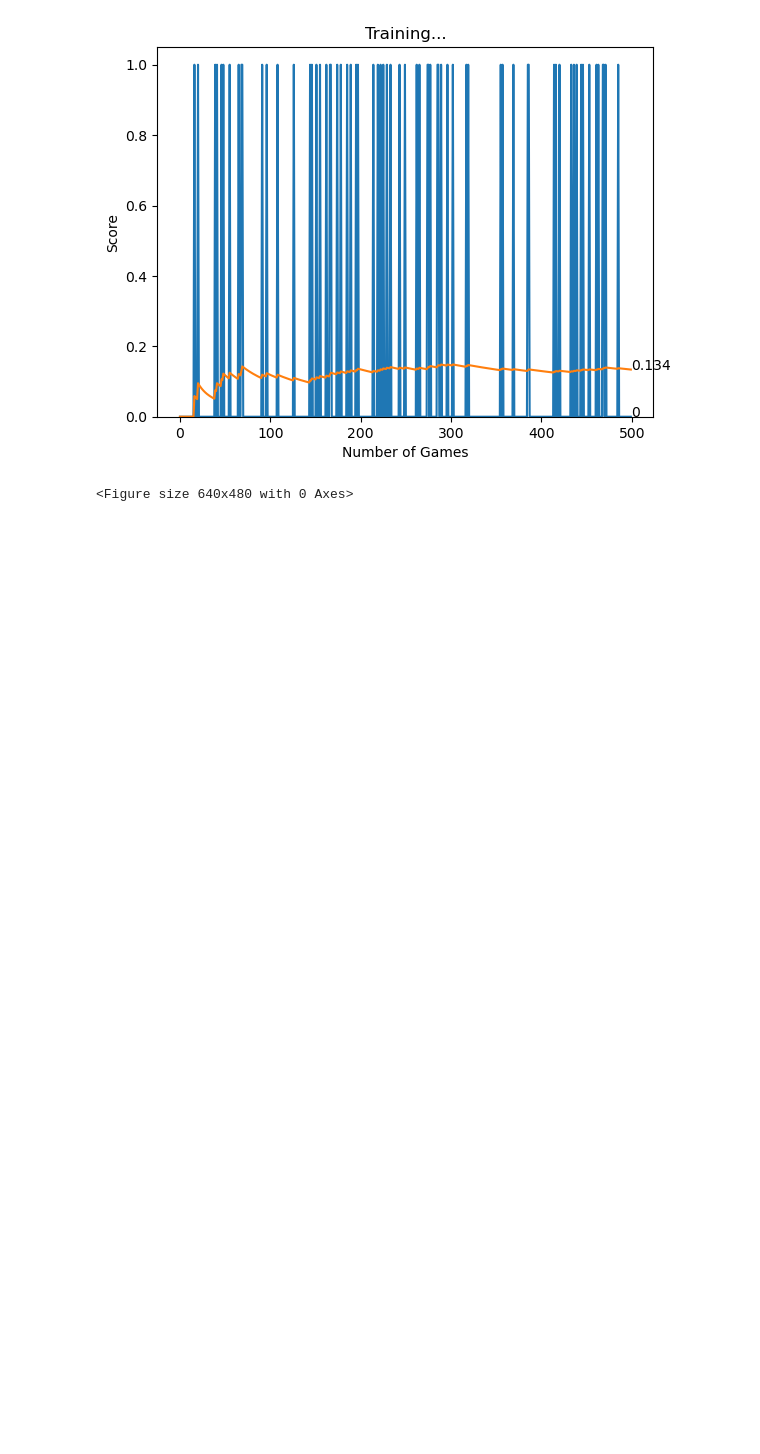
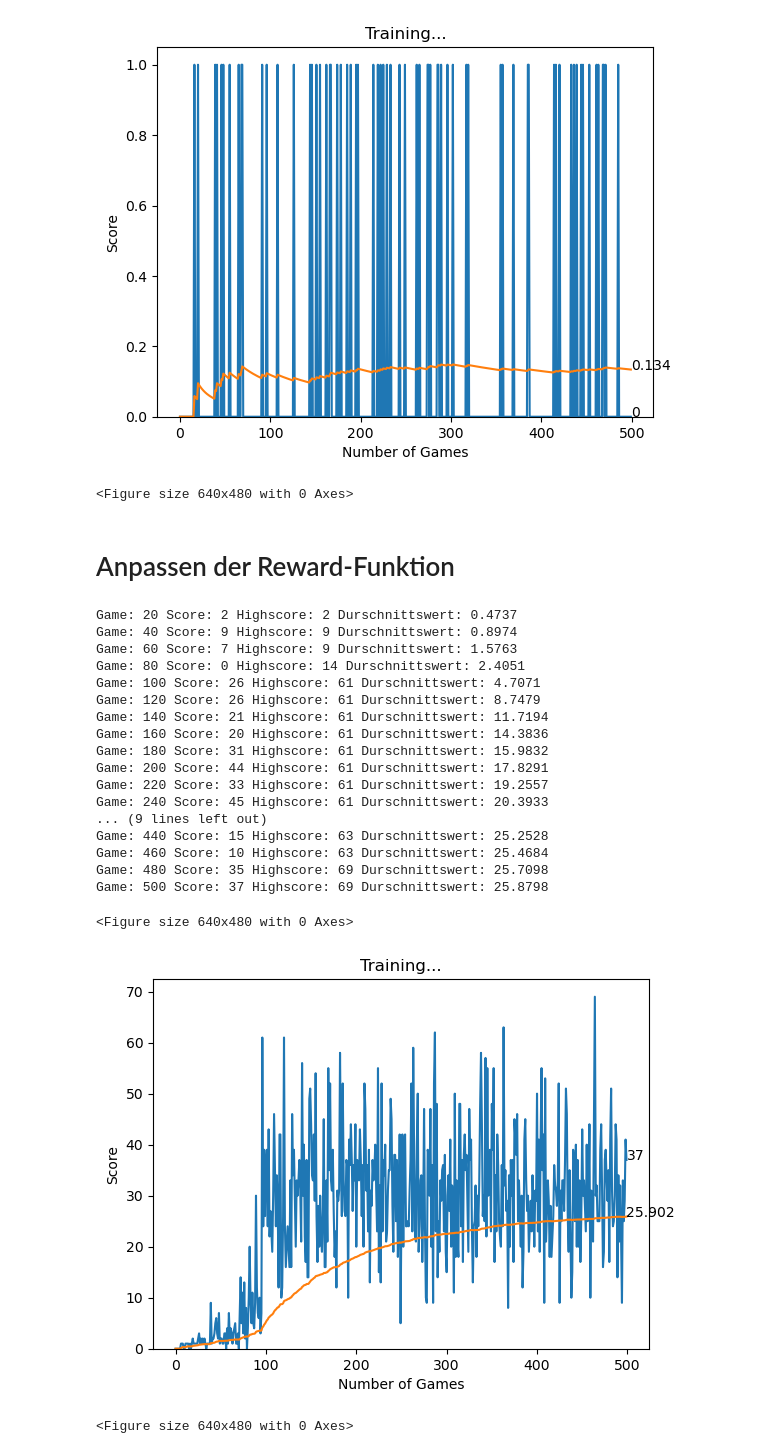
Before and after one commit to NICFRU/RL_Aufgabe3, a Jupyter notebook: Abgabe_3.ipynb, the cells around one changed output. Saved outputs shown, nothing was run; the diff lists cells and outputs as text; code cells hidden in the pictures; blank space fills up the shorter version.

```diff
--- a/Abgabe_3.ipynb
+++ b/Abgabe_3.ipynb
@@ -653,3 +661,5 @@ Game: 500 Score: 0 Highscore: 1 Durschnittswert: 0.1343
 <Figure size 640x480 with 0 Axes>
 [figure]
 <Figure size 640x480 with 0 Axes>
+# %% [markdown]
+# Anpassen der Reward-Funktion
@@ -655,0 +1030,23 @@ Game: 500 Score: 0 Highscore: 1 Durschnittswert: 0.1343
+# %%
+train()
+# %% [output]
+Game: 20 Score: 2 Highscore: 2 Durschnittswert: 0.4737
+Game: 40 Score: 9 Highscore: 9 Durschnittswert: 0.8974
+Game: 60 Score: 7 Highscore: 9 Durschnittswert: 1.5763
+Game: 80 Score: 0 Highscore: 14 Durschnittswert: 2.4051
+Game: 100 Score: 26 Highscore: 61 Durschnittswert: 4.7071
+Game: 120 Score: 26 Highscore: 61 Durschnittswert: 8.7479
+Game: 140 Score: 21 Highscore: 61 Durschnittswert: 11.7194
+Game: 160 Score: 20 Highscore: 61 Durschnittswert: 14.3836
+Game: 180 Score: 31 Highscore: 61 Durschnittswert: 15.9832
+Game: 200 Score: 44 Highscore: 61 Durschnittswert: 17.8291
+Game: 220 Score: 33 Highscore: 61 Durschnittswert: 19.2557
+Game: 240 Score: 45 Highscore: 61 Durschnittswert: 20.3933
+... (9 lines left out)
+Game: 440 Score: 15 Highscore: 63 Durschnittswert: 25.2528
+Game: 460 Score: 10 Highscore: 63 Durschnittswert: 25.4684
+Game: 480 Score: 35 Highscore: 69 Durschnittswert: 25.7098
+Game: 500 Score: 37 Highscore: 69 Durschnittswert: 25.8798
+<Figure size 640x480 with 0 Axes>
+[figure, added]
+<Figure size 640x480 with 0 Axes>
```
Also changed, not shown: parts of 5 cells of this notebook, 7 other files.
